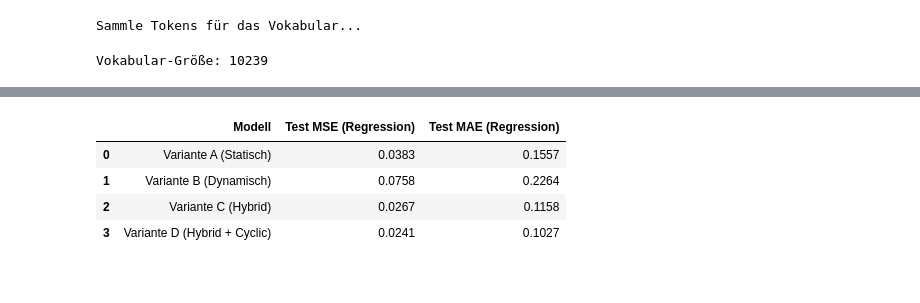
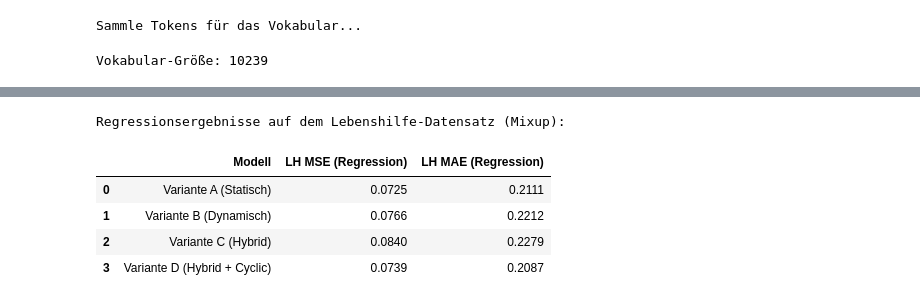
Before and after one commit to mcfiet/master-thesis, a Jupyter notebook: notebooks/4_mixup_model_evaluation.ipynb, the cells around one changed output, grey strips where cells are left out. Cells and saved outputs as stored; diff of their text form; code cells hidden in the pictures.

```diff
--- a/notebooks/4_mixup_model_evaluation.ipynb
+++ b/notebooks/4_mixup_model_evaluation.ipynb
@@ -21,8 +25,9 @@ import seaborn as sns
 import spacy
 from tqdm import tqdm
 from collections import Counter
-from sklearn.metrics import accuracy_score, balanced_accuracy_score
+from sklearn.metrics import accuracy_score, balanced_accuracy_score, mean_squared_error, mean_absolute_error
 
-DEVICE = torch.device("cuda" if torch.cuda.is_available() else "cpu")
+DEVICE = torch.device("cuda" if torch.cuda.is_available() else ("mps" if torch.backends.mps.is_available() else "cpu")
+                      if torch.backends.mps.is_available() or torch.cuda.is_available() else "cpu")
 print(f"Nutze Device: {DEVICE}")
 # %% [output]
@@ -181,0 +459,8 @@ for model_name, model in models.items():
+# %%
+# 2.0. Lebenshilfe-Datensatz laden und DataFrame erstellen
+LH_DATASET_PATH = "../results/lebenshilfe_dataset_no_paragraphs.json"
+
+with open(LH_DATASET_PATH, "r", encoding="utf-8") as f:
+    lh_data = json.load(f)
+print(f"Anzahl geladener Lebenshilfe Artikelpaare: {len(lh_data)}")
+lh_df = pd.DataFrame(lh_data)
@@ -410,38 +604,46 @@ Anzahl gemischter Test-Regression Samples: 1037
 # %%
-from sklearn.metrics import mean_squared_error, mean_absolute_error
-# 4. Regressionsmetriken (MSE, MAE) auf dem Test-Split berechnen
-test_reg_rows = []
+# 2.3. Regressionsevaluation auf dem Lebenshilfe-Set (Mixup / Shuffled)
+lh_regression_dataset = TestMixupDataset(lh_df, vocab, nlp, max_seq_len=150, mixtures_per_pair=10, seed=99)
+lh_regression_loader = DataLoader(lh_regression_dataset, batch_size=64, shuffle=False)
+
+lh_reg_rows = []
+lh_reg_preds = {}
+
 for model_name, model in models.items():
     if model is None:
         continue
 
     all_preds = []
     all_targets = []
 
     with torch.no_grad():
-        for batch_x, batch_y in test_regression_loader:
+        for batch_x, batch_y in lh_regression_loader:
             batch_x = batch_x.to(DEVICE)
             preds = model(batch_x).squeeze()
             if preds.ndim == 0:
                 preds = preds.unsqueeze(0)
             all_preds.extend(preds.cpu().numpy())
             all_targets.extend(batch_y.numpy())
 
+    lh_reg_preds[model_name] = {"preds": all_preds, "targets": all_targets}
+
     mse = mean_squared_error(all_targets, all_preds)
     mae = mean_absolute_error(all_targets, all_preds)
 
-    test_reg_rows.append({
+    lh_reg_rows.append({
         "Modell": model_name,
-        "Test MSE (Regression)": f"{mse:.4f}",
-        "Test MAE (Regression)": f"{mae:.4f}"
+        "LH MSE (Regression)": f"{mse:.4f}",
+        "LH MAE (Regression)": f"{mae:.4f}"
     })
 
-df_test_reg_metrics = pd.DataFrame(test_reg_rows)
-display.display(df_test_reg_metrics)
+df_lh_reg_metrics = pd.DataFrame(lh_reg_rows)
+print("Regressionsergebnisse auf dem Lebenshilfe-Datensatz (Mixup):")
+display.display(df_lh_reg_metrics)
 # %% [output]
+Regressionsergebnisse auf dem Lebenshilfe-Datensatz (Mixup):
-|  | Modell | Test MSE (Regression) | Test MAE (Regression) |
-| 0 | Variante A (Statisch) | 0.0383 | 0.1557 |
-| 1 | Variante B (Dynamisch) | 0.0758 | 0.2264 |
-| 2 | Variante C (Hybrid) | 0.0267 | 0.1158 |
-| 3 | Variante D (Hybrid + Cyclic) | 0.0241 | 0.1027 |
+|  | Modell | LH MSE (Regression) | LH MAE (Regression) |
+| 0 | Variante A (Statisch) | 0.0725 | 0.2111 |
+| 1 | Variante B (Dynamisch) | 0.0766 | 0.2212 |
+| 2 | Variante C (Hybrid) | 0.0840 | 0.2279 |
+| 3 | Variante D (Hybrid + Cyclic) | 0.0739 | 0.2087 |
 # %%
```
Also changed, not shown: parts of 24 cells of this notebook, 8 other files.
